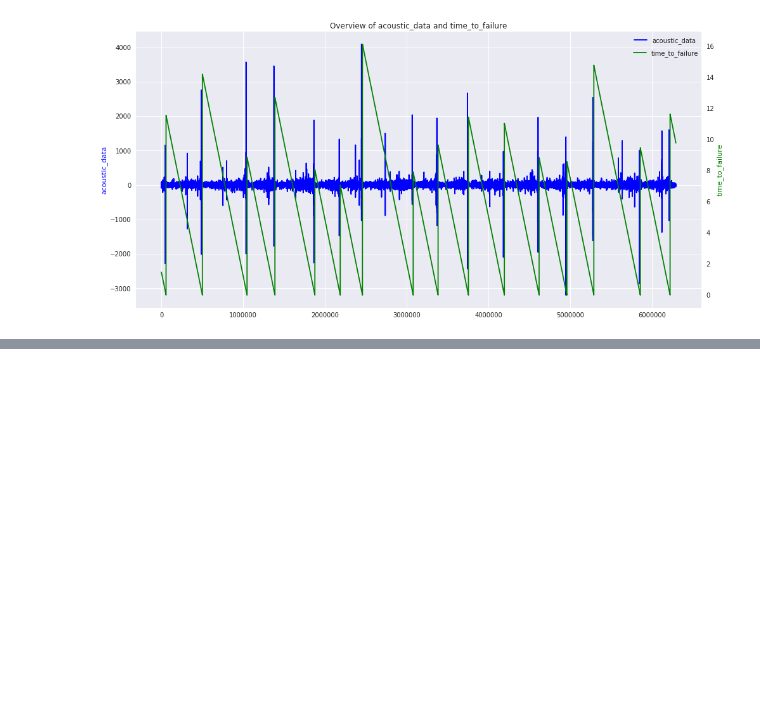
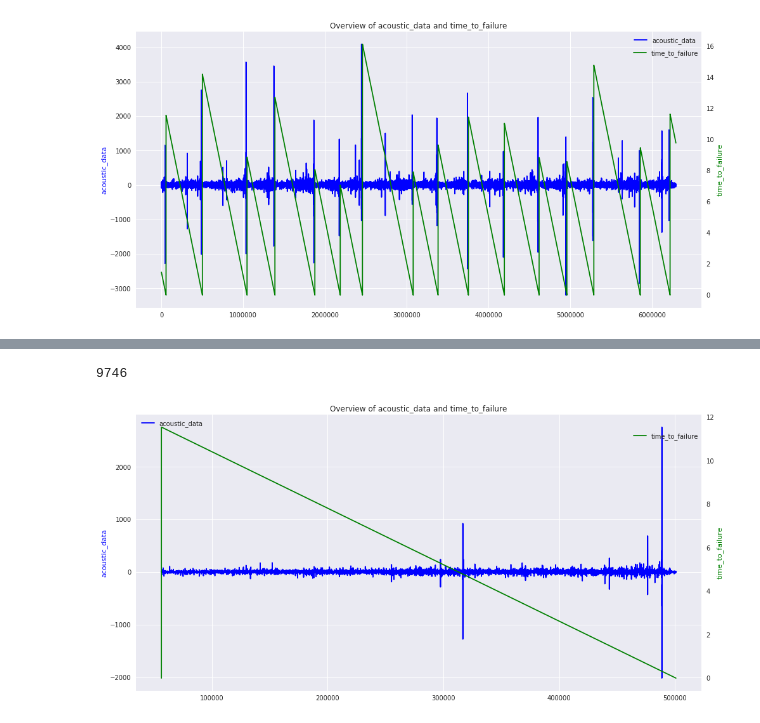
Before and after one commit to jeff-daniels/kaggle-scripts, a Jupyter notebook: LANL Earthquake Detection.ipynb, the cells around one changed output, grey strips where cells are left out. Drawn from its saved outputs; the diff is of its cells as text; code cells hidden in the pictures; blank space fills up the shorter version.

Commit message:
add plots

```diff
--- a/LANL Earthquake Detection.ipynb
+++ b/LANL Earthquake Detection.ipynb
@@ -104,0 +127,2 @@ plt.grid(False)
+# %%
+train_detail = train_overview[56564:500857]
@@ -104,0 +140,17 @@ plt.grid(False)
+# %%
+gc.collect()
+# %% [output]
+9746
+# %%
+fig, ax1 = plt.subplots(figsize=(16, 8))
+plt.title('Overview of acoustic_data and time_to_failure')
+plt.plot(train_detail['acoustic_data'], color = 'b')
+ax1.set_ylabel('acoustic_data', color = 'b')
+plt.legend(['acoustic_data'])
+ax2 = ax1.twinx()
+plt.plot(train_detail['time_to_failure'], color = 'g')
+ax2.set_ylabel('time_to_failure', color = 'g')
+plt.legend(['time_to_failure'], loc = (0.875, 0.9))
+plt.grid(False)
+# %% [output]
+[figure, added]
```
Also changed, not shown: parts of 4 cells of this notebook.
